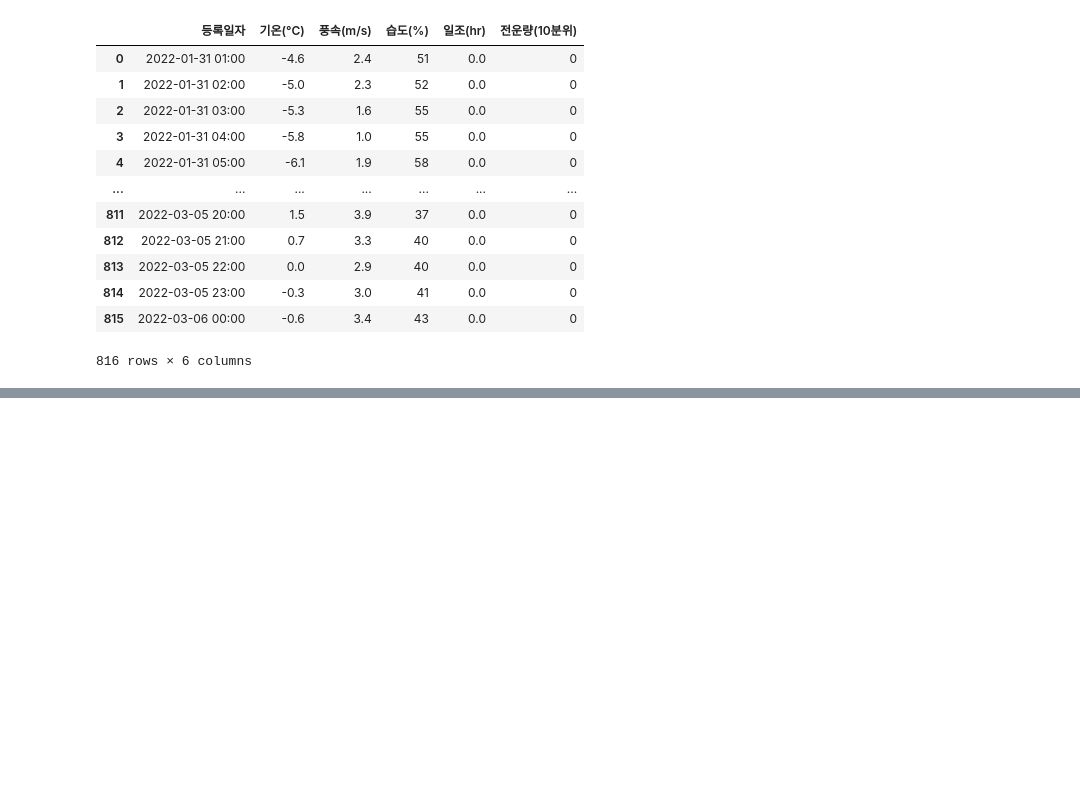
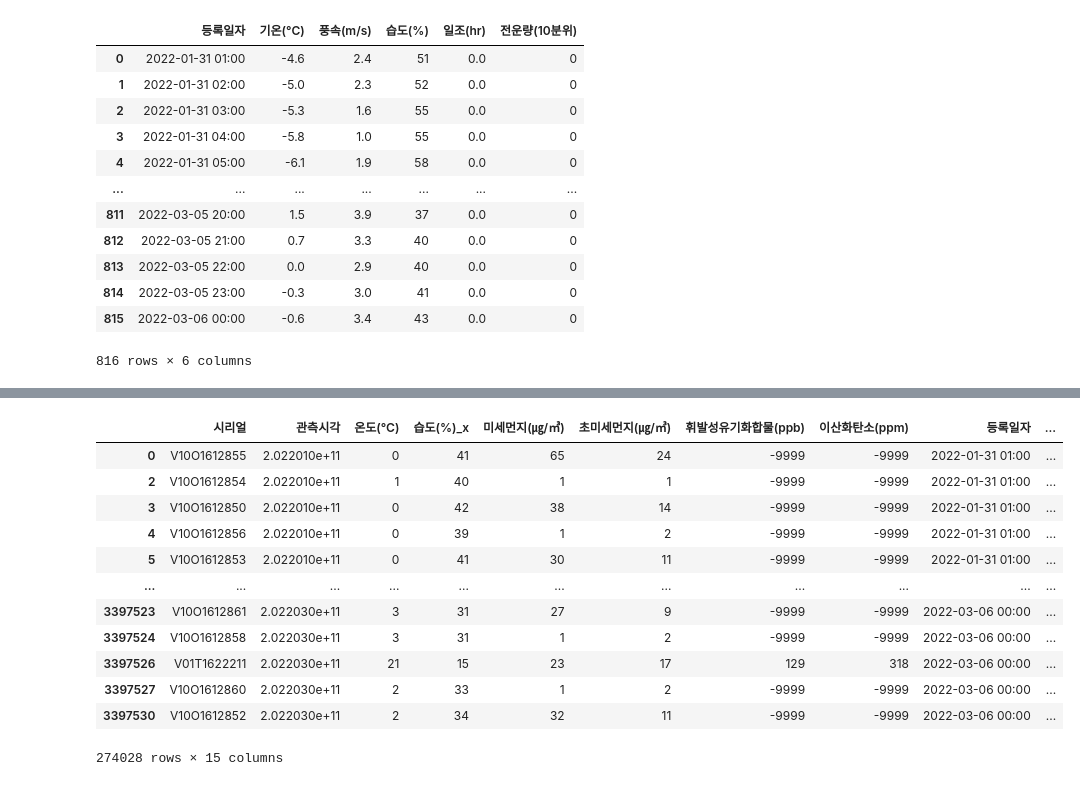
Before and after one commit to Yoonsun222/CapstoneDesign, a Jupyter notebook: 캡스톤디자인.ipynb, the cells around one changed output, grey strips where cells are left out. Cells and saved outputs as stored; diff of their text form; code cells hidden in the pictures; blank space fills up the shorter version.

```diff
--- a/캡스톤디자인.ipynb
+++ b/캡스톤디자인.ipynb
@@ -57,9 +78,26 @@ weather_df
 # %%
 data = pd.merge(left = df , right = weather_df, how = "inner", on = "등록일자")
+data = pd.merge(left = data , right = dust_df, how = "inner", on = "등록일자")
+
 data.head(100)
 data = data.drop_duplicates(['시리얼','등록일자'], keep='first')
 
+data
 #temp = df[df['시리얼']== 'V01T1622211']
+# %% [output]
+|  | 시리얼 | 관측시각 | 온도(℃) | 습도(%)_x | 미세먼지(㎍/㎥) | 초미세먼지(㎍/㎥) | 휘발성유기화합물(ppb) | 이산화탄소(ppm) | 등록일자 | ... |
+| 0 | V10O1612855 | 2.022010e+11 | 0 | 41 | 65 | 24 | -9999 | -9999 | 2022-01-31 01:00 | ... |
+| 2 | V10O1612854 | 2.022010e+11 | 1 | 40 | 1 | 1 | -9999 | -9999 | 2022-01-31 01:00 | ... |
+| 3 | V10O1612850 | 2.022010e+11 | 0 | 42 | 38 | 14 | -9999 | -9999 | 2022-01-31 01:00 | ... |
+| 4 | V10O1612856 | 2.022010e+11 | 0 | 39 | 1 | 2 | -9999 | -9999 | 2022-01-31 01:00 | ... |
+| 5 | V10O1612853 | 2.022010e+11 | 0 | 41 | 30 | 11 | -9999 | -9999 | 2022-01-31 01:00 | ... |
+| ... | ... | ... | ... | ... | ... | ... | ... | ... | ... | ... |
+| 3397523 | V10O1612861 | 2.022030e+11 | 3 | 31 | 27 | 9 | -9999 | -9999 | 2022-03-06 00:00 | ... |
+| 3397524 | V10O1612858 | 2.022030e+11 | 3 | 31 | 1 | 2 | -9999 | -9999 | 2022-03-06 00:00 | ... |
+| 3397526 | V01T1622211 | 2.022030e+11 | 21 | 15 | 23 | 17 | 129 | 318 | 2022-03-06 00:00 | ... |
+| 3397527 | V10O1612860 | 2.022030e+11 | 2 | 33 | 1 | 2 | -9999 | -9999 | 2022-03-06 00:00 | ... |
+| 3397530 | V10O1612852 | 2.022030e+11 | 2 | 34 | 32 | 11 | -9999 | -9999 | 2022-03-06 00:00 | ... |
+274028 rows × 15 columns
 # %%
 from sklearn.preprocessing import LabelEncoder
 encoder = LabelEncoder()
```
Also changed, not shown: parts of 15 cells of this notebook.
